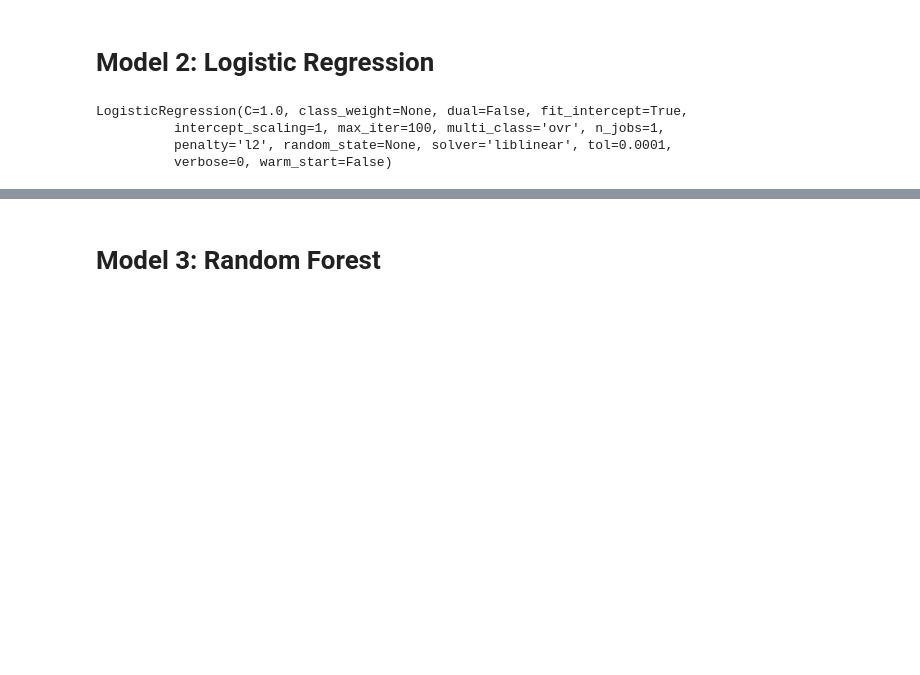
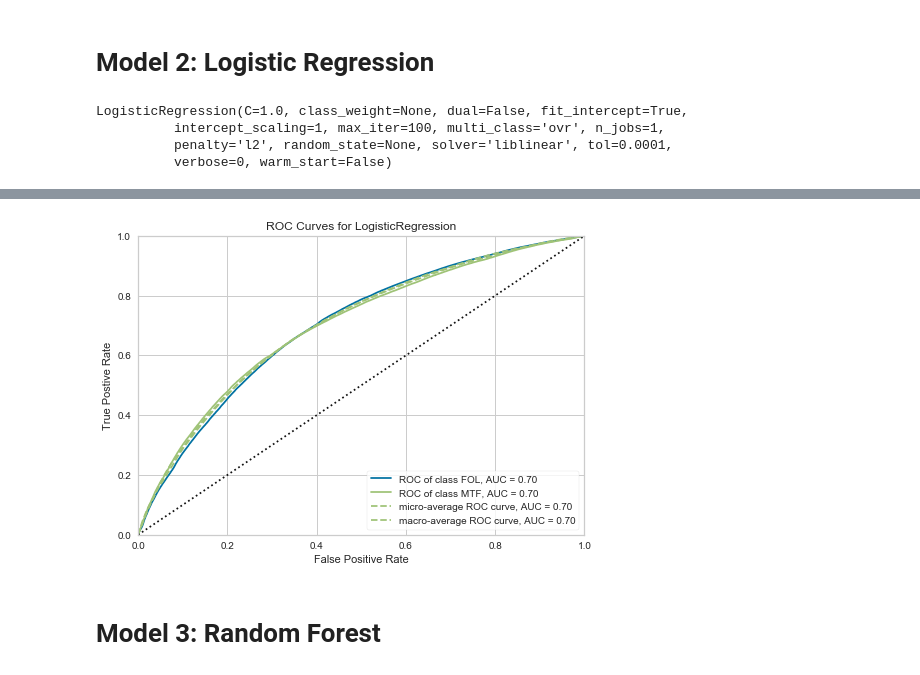
Before and after one commit to georgetown-analytics/Kiva, a Jupyter notebook: Model/Kiva_modeling.ipynb, the cells around one changed output, grey strips where cells are left out. Saved outputs shown, nothing was run; the diff lists cells and outputs as text; code cells hidden in the pictures; blank space fills up the shorter version.

```diff
--- a/Model/Kiva_modeling.ipynb
+++ b/Model/Kiva_modeling.ipynb
@@ -222,3 +240,13 @@ More than 1 week       0.67      0.67      0.67    124593
+# %%
+from yellowbrick.classifier import ROCAUC
+
+visualizer = ROCAUC(LogisticRegression(), classes=['FOL', 'MTF'])
+
+visualizer.fit(X_train, y_train)
+visualizer.score(X_test, y_test)
+g = visualizer.poof()
+# %% [output]
+[figure, added]
 # %% [markdown]
 # Model 3: Random Forest
 # %%
```
Also changed, not shown: parts of 65 cells of this notebook.
